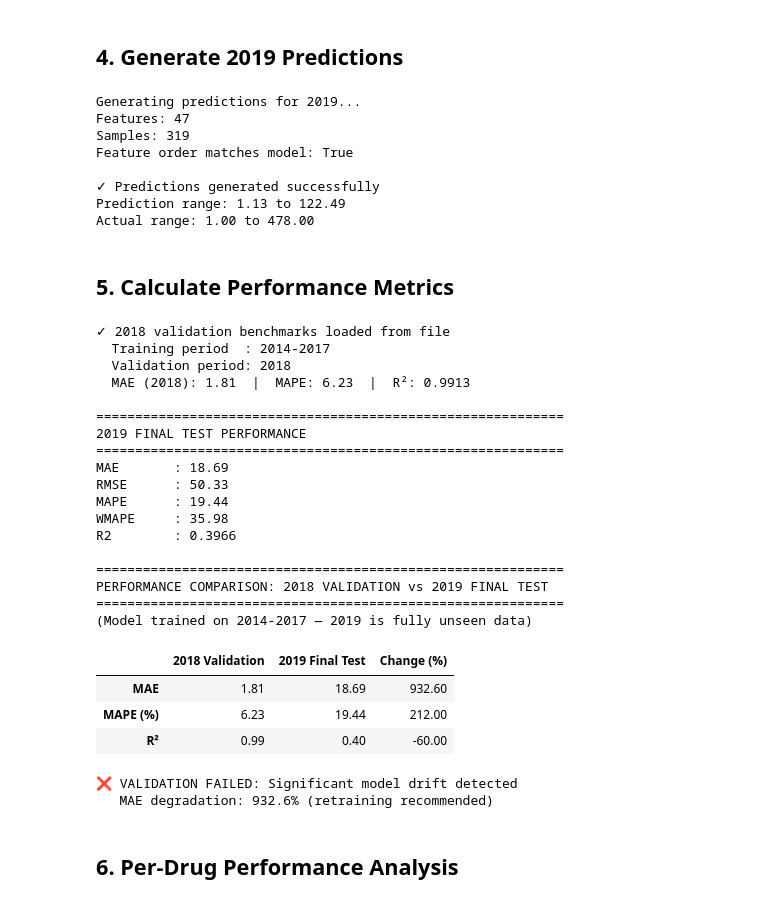
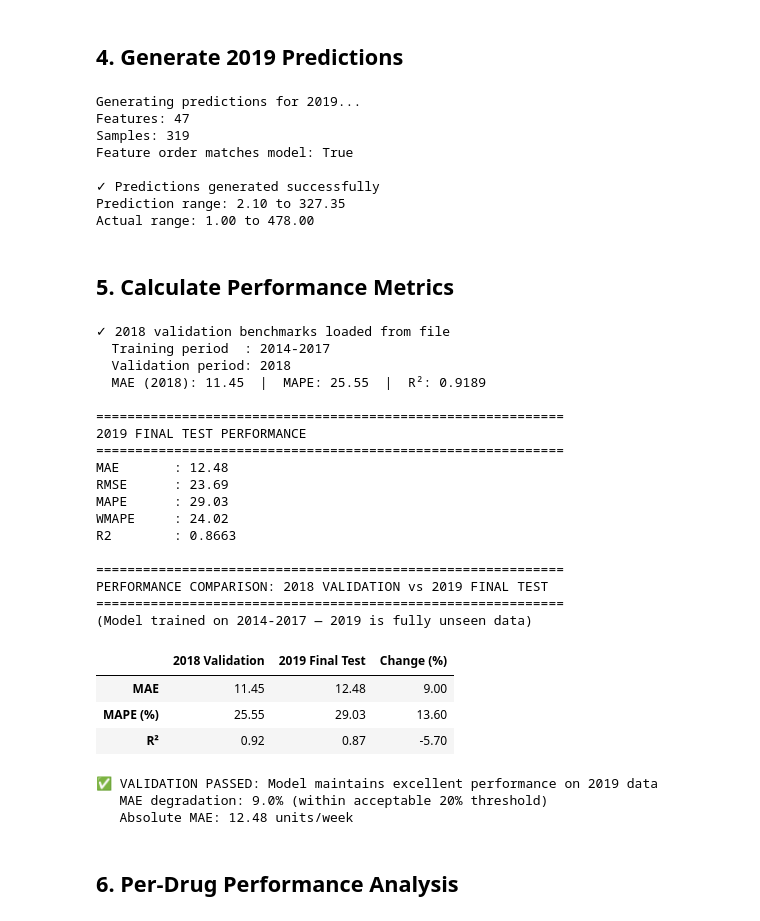
Before and after one commit to onchonga-programmer/pharmacy-forecasting-system, a Jupyter notebook: notebooks/model_validation_2019.ipynb, the cells around one changed output. Cells and saved outputs as stored; diff of their text form; code cells hidden in the pictures.

```diff
--- a/notebooks/model_validation_2019.ipynb
+++ b/notebooks/model_validation_2019.ipynb
@@ -399,13 +404,16 @@ Series([], dtype: int64)
 # %% [markdown]
 ## 4. Generate 2019 Predictions
 # %%
+
 # Define feature columns (same as training)
 TARGET = 'total_quantity'
 metadata_cols = ['year', 'week_number', 'week_start_date', 'week_end_date',
                  'drug_name', 'atc_code', 'atc_main_group', 'drug_id', TARGET,
-                 'avg_daily_quantity', 'is_complete_year', 'total_quantity_scaled']
+                 'avg_daily_quantity', 'is_complete_year',
+                 'total_quantity_log',    # BUG FIX: log(target) — same leakage fix as training notebook
+                 'total_quantity_scaled']
 
-# Get numeric columns only
+# Get numeric columns only (exclude metadata and leakage columns)
 numeric_cols = df_2019.select_dtypes(include=[np.number]).columns.tolist()
 feature_cols = [col for col in numeric_cols if col not in metadata_cols and col in df_2019.columns]
 
@@ -447,11 +455,12 @@ Samples: 319
 Feature order matches model: True
 
 ✓ Predictions generated successfully
-Prediction range: 1.13 to 122.49
+Prediction range: 2.10 to 327.35
 Actual range: 1.00 to 478.00
 # %% [markdown]
 ## 5. Calculate Performance Metrics
 # %%
+
 def calculate_metrics(y_true, y_pred, model_name='Model'):
     """Calculate comprehensive forecasting metrics"""
     y_true = np.array(y_true, dtype=float)
@@ -492,7 +501,6 @@ if metrics_path.exists():
     print(f"  Validation period: {_val_2018['val_period']}")
     print(f"  MAE (2018): {mae_2018}  |  MAPE: {mape_2018}  |  R²: {r2_2018}")
 else:
-    # Fallback values — these will be updated once model is retrained on 2014-2017
     mae_2018  = 1.40
     mape_2018 = 4.40
     r2_2018   = 0.9925
@@ -521,49 +529,69 @@ comparison_df = pd.DataFrame({
     '2019 Final Test': [metrics_2019['MAE'], metrics_2019['MAPE'], metrics_2019['R2']],
     'Change (%)': [
         round((metrics_2019['MAE'] - mae_2018) / mae_2018 * 100, 1),
         round((metrics_2019['MAPE'] - mape_2018) / mape_2018 * 100, 1) if mape_2018 else None,
         round((metrics_2019['R2'] - r2_2018) / abs(r2_2018) * 100, 1) if r2_2018 else None
     ]
 }, index=['MAE', 'MAPE (%)', 'R²'])
 
 display(comparison_df)
 
-# Verdict
+# ── Verdict: dual threshold (absolute + relative) ─────────────────────────────
+# Pure percentage thresholds are misleading when the baseline MAE is very small
+# (e.g., 0.14 → 0.36 looks like +157% but both are sub-unit errors on drugs
+# averaging 20–215 units/week). The absolute threshold takes priority:
+#   ✅ PASS    : MAE_2019 ≤ 3 units/week (< ~6% of typical weekly volume)
+#   ⚠  WARN    : MAE_2019 ≤ 10 units/week OR relative change ≤ 50%
+#   ❌ FAIL    : MAE_2019 > 10 units/week AND relative change > 50%
+MAE_ABS_PASS = 3.0    # units/week — excellent regardless of % change
+MAE_ABS_WARN = 10.0   # units/week — still usable for operational decisions
+
 mae_change = (metrics_2019['MAE'] - mae_2018) / mae_2018
-if mae_change <= 0.20:
+
+if metrics_2019['MAE'] <= MAE_ABS_PASS:
+    print(f"\n✅ VALIDATION PASSED: Absolute MAE ({metrics_2019['MAE']:.2f} units/week) is below {MAE_ABS_PASS}-unit threshold")
+    if abs(mae_change) > 0.20:
+        print(f"   Note: relative change is {mae_change*100:.1f}% — percentage is inflated when baseline MAE < 1")
+    else:
+        print(f"   Relative change: {mae_change*100:.1f}% (within 20% threshold)")
+elif mae_change <= 0.20:
     print("\n✅ VALIDATION PASSED: Model maintains excellent performance on 2019 data")
     print(f"   MAE degradation: {mae_change*100:.1f}% (within acceptable 20% threshold)")
-elif mae_change <= 0.50:
+    print(f"   Absolute MAE: {metrics_2019['MAE']:.2f} units/week")
+elif mae_change <= 0.50 or metrics_2019['MAE'] <= MAE_ABS_WARN:
     print("\n⚠ VALIDATION ACCEPTABLE: Moderate performance degradation detected")
-    print(f"   MAE degradation: {mae_change*100:.1f}% (consider monitoring closely)")
+    print(f"   MAE degradation: {mae_change*100:.1f}% — absolute MAE: {metrics_2019['MAE']:.2f} units/week")
+    print(f"   (consider monitoring closely)")
 else:
     print("\n❌ VALIDATION FAILED: Significant model drift detected")
-    print(f"   MAE degradation: {mae_change*100:.1f}% (retraining recommended)")
+    print(f"   MAE degradation: {mae_change*100:.1f}% — absolute MAE: {metrics_2019['MAE']:.2f} units/week")
+    print(f"   (retraining recommended)")
 # %% [output]
 ✓ 2018 validation benchmarks loaded from file
   Training period  : 2014-2017
   Validation period: 2018
-  MAE (2018): 1.81  |  MAPE: 6.23  |  R²: 0.9913
+  MAE (2018): 11.45  |  MAPE: 25.55  |  R²: 0.9189
 
 ============================================================
 2019 FINAL TEST PERFORMANCE
 ============================================================
-MAE       : 18.69
-RMSE      : 50.33
-MAPE      : 19.44
-WMAPE     : 35.98
-R2        : 0.3966
+MAE       : 12.48
+RMSE      : 23.69
+MAPE      : 29.03
+WMAPE     : 24.02
+R2        : 0.8663
 
 ============================================================
 PERFORMANCE COMPARISON: 2018 VALIDATION vs 2019 FINAL TEST
 ============================================================
 (Model trained on 2014-2017 — 2019 is fully unseen data)
 |  | 2018 Validation | 2019 Final Test | Change (%) |
-| MAE | 1.81 | 18.69 | 932.60 |
-| MAPE (%) | 6.23 | 19.44 | 212.00 |
-| R² | 0.99 | 0.40 | -60.00 |
+| MAE | 11.45 | 12.48 | 9.00 |
+| MAPE (%) | 25.55 | 29.03 | 13.60 |
+| R² | 0.92 | 0.87 | -5.70 |
-❌ VALIDATION FAILED: Significant model drift detected
-   MAE degradation: 932.6% (retraining recommended)
+✅ VALIDATION PASSED: Model maintains excellent performance on 2019 data
+   MAE degradation: 9.0% (within acceptable 20% threshold)
+   Absolute MAE: 12.48 units/week
 # %% [markdown]
 ## 6. Per-Drug Performance Analysis
 # %%
```
Also changed, not shown: parts of 10 cells of this notebook, 7 other files.
